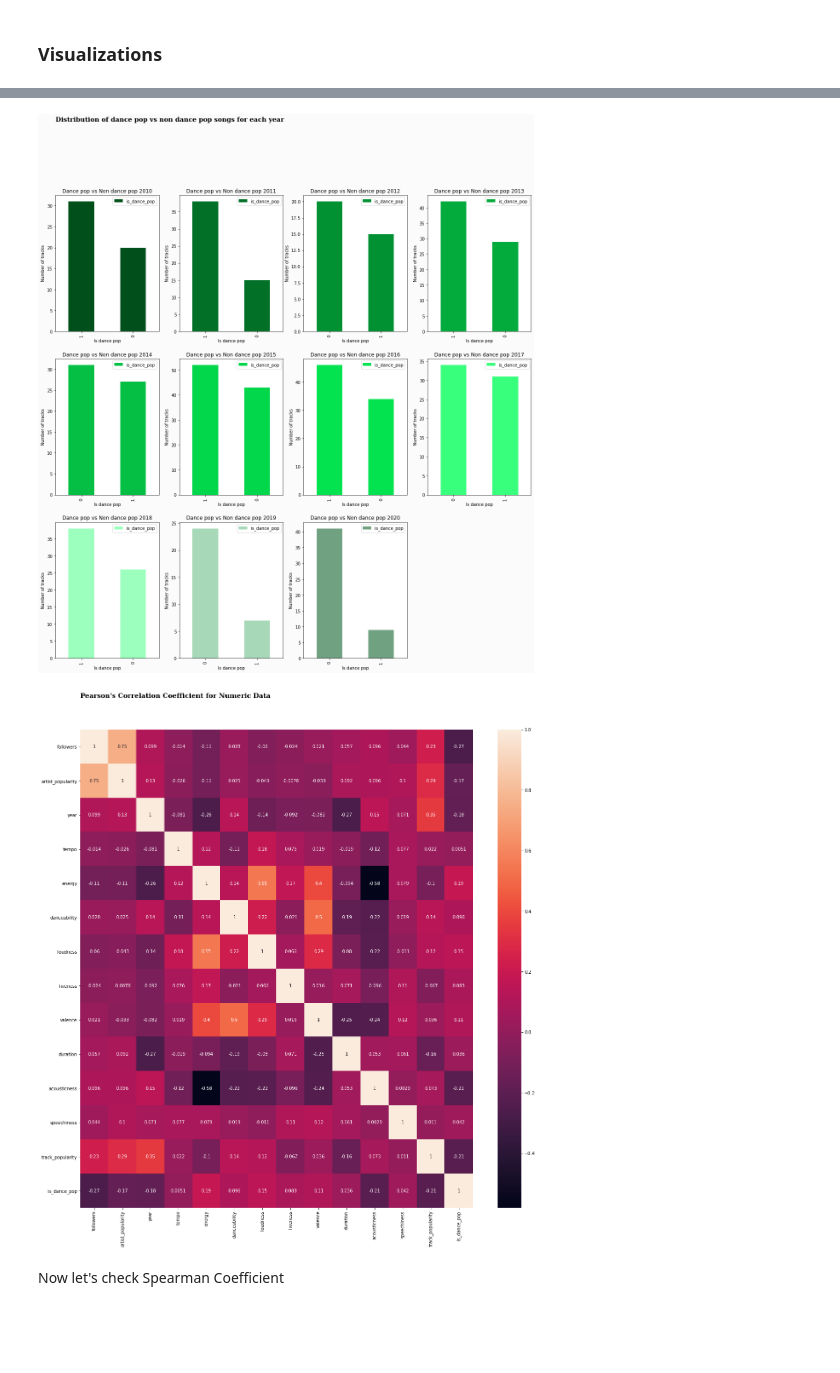
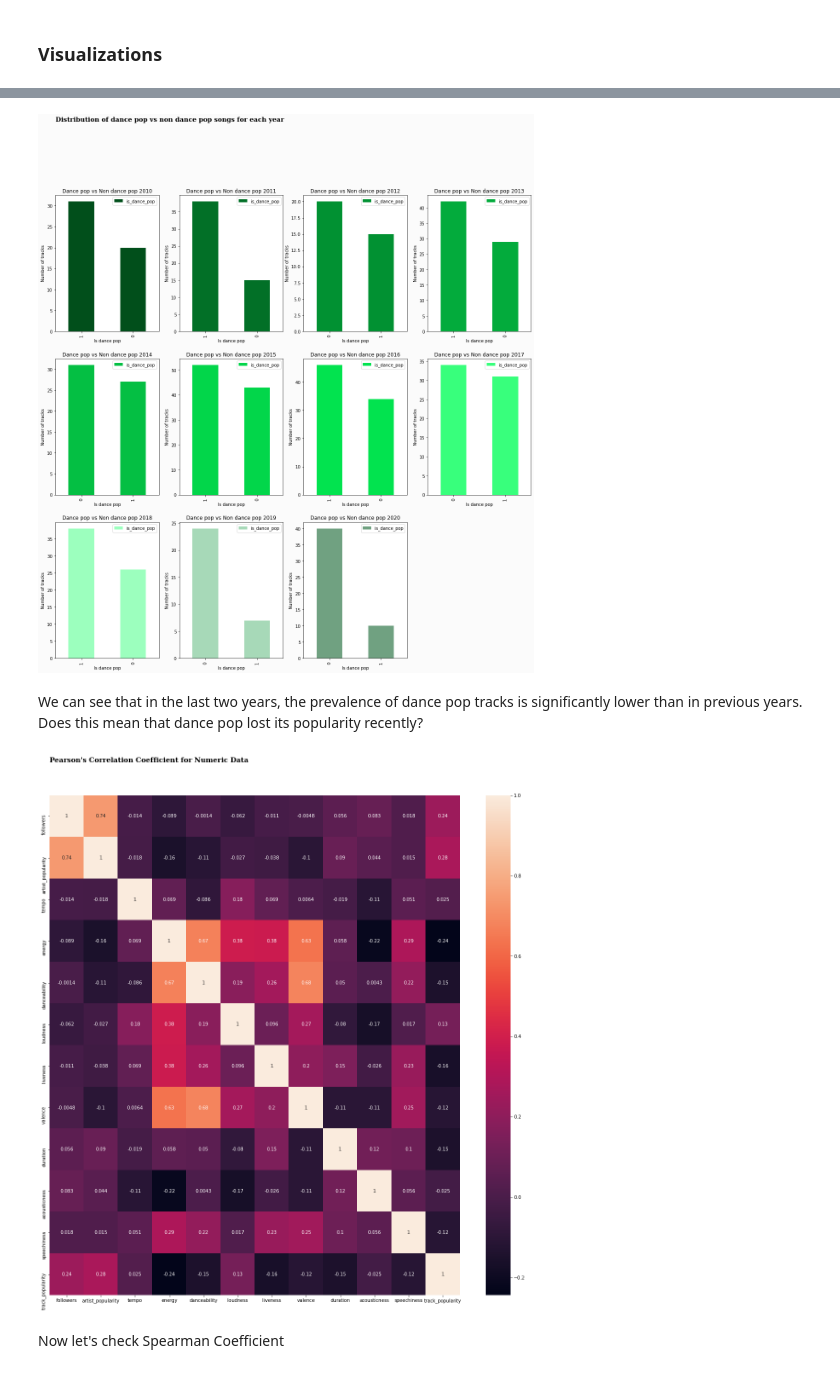
Before and after one commit to MilenaTrajanoska/spotify_top_tracks_analysis, a Jupyter notebook: eda_and_data_preprocessing/eda_spotify_top_tracks.ipynb, the cells around one changed output, grey strips where cells are left out. Saved outputs shown, nothing was run; the diff lists cells and outputs as text; code cells hidden in the pictures; blank space fills up the shorter version.

```diff
--- a/eda_and_data_preprocessing/eda_spotify_top_tracks.ipynb
+++ b/eda_and_data_preprocessing/eda_spotify_top_tracks.ipynb
@@ -41,2 +22,0 @@ is_dance_pop = [1 if data.iloc[i]['top genre'] == 'dance pop' else 0  for i in r
-# %%
-data['is_dance_pop'] = is_dance_pop
@@ -242,14 +189,16 @@ for year in range(2010, 2021):
   plt.ylabel('Number of tracks')
 plt.show()
 # %% [output]
-[figure, old version]
+[figure, new version]
+# %% [markdown]
+We can see that in the last two years, the prevalence of dance pop tracks is significantly lower than in previous years. Does this mean that dance pop lost its popularity recently?
 # %%
 fig = plt.figure(figsize=(20,20))
 fig.text(0.125,0.93,'Pearson\'s Correlation Coefficient for Numeric Data', fontfamily='serif',fontsize=15, fontweight='bold')
-sns.heatmap(data.corr(), annot=True)
+sns.heatmap(data[data.columns.drop(['year', 'is_dance_pop'])].corr(), annot=True)
 plt.show()
 # %% [output]
-[figure, old version]
+[figure, new version]
 # %% [markdown]
 <p>Now let's check Spearman Coefficient</p>
 # %%
```
Also changed, not shown: parts of 83 cells of this notebook, 5 other files.
